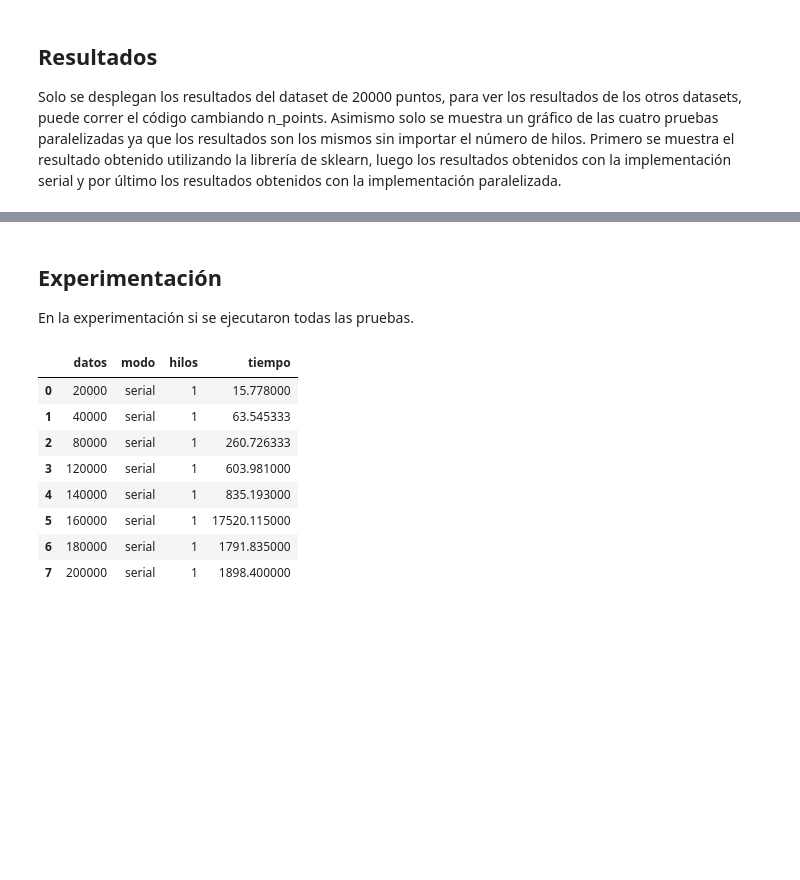
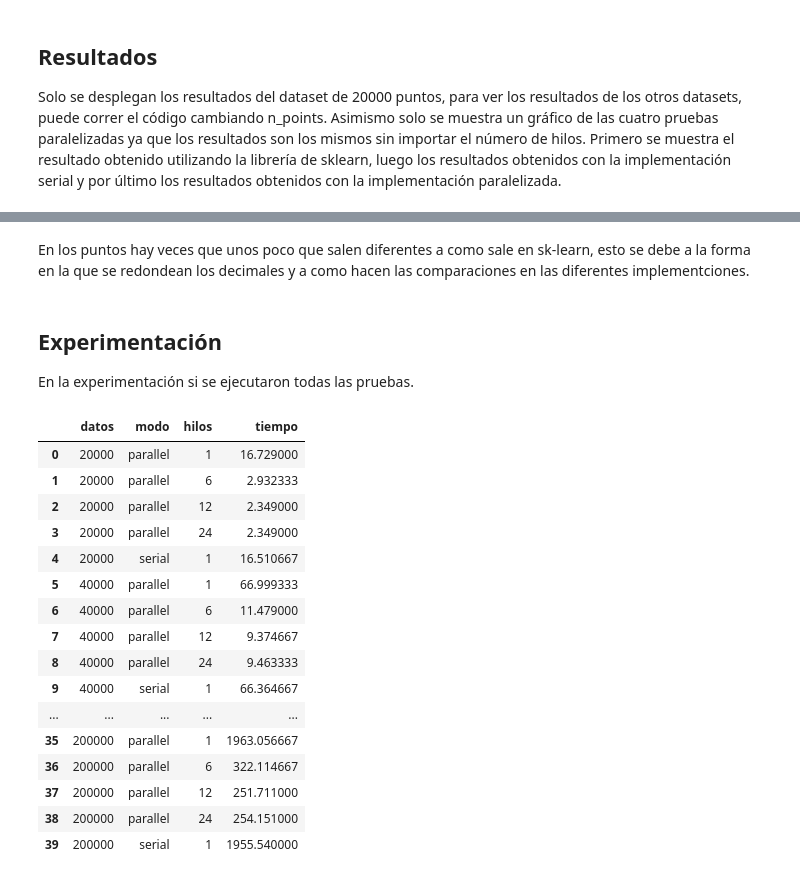
Before and after one commit to Xteom/Parallel-dbscan, a Jupyter notebook: dbscan.ipynb, the cells around one changed output, grey strips where cells are left out. Drawn from its saved outputs; the diff is of its cells as text; code cells hidden in the pictures; blank space fills up the shorter version.

```diff
--- a/dbscan.ipynb
+++ b/dbscan.ipynb
@@ -191,3 +195,5 @@ FileNotFoundError: dump/20000p_12n_results.csv not found.
+# %% [markdown]
+En los puntos hay veces que unos poco que salen diferentes a como sale en sk-learn, esto se debe a la forma en la que se redondean los decimales y a como hacen las comparaciones en las diferentes implementciones.
 # %% [markdown]
 ## Experimentación
 En la experimentación si se ejecutaron todas las pruebas.
@@ -194,19 +205,27 @@ En la experimentación si se ejecutaron todas las pruebas.
 # %%
 #leemos las mediciones de tiempo y les agregamos headers
-df = pd.read_csv("dbscan_noise_res.csv", names=['datos', 'modo', 'hilos', 'tiempo'])
+df = pd.read_csv("dbscan_noise_res2.csv", names=['datos', 'modo', 'hilos', 'tiempo'])
 #ya que cada ejecución se realiza tres veces, se promedian los tiempos
 df = df.groupby(['datos', 'modo', 'hilos']).mean().reset_index()
 df
 # %% [output]
 |  | datos | modo | hilos | tiempo |
-| 0 | 20000 | serial | 1 | 15.778000 |
-| 1 | 40000 | serial | 1 | 63.545333 |
-| 2 | 80000 | serial | 1 | 260.726333 |
-| 3 | 120000 | serial | 1 | 603.981000 |
-| 4 | 140000 | serial | 1 | 835.193000 |
-| 5 | 160000 | serial | 1 | 17520.115000 |
-| 6 | 180000 | serial | 1 | 1791.835000 |
-| 7 | 200000 | serial | 1 | 1898.400000 |
+| 0 | 20000 | parallel | 1 | 16.729000 |
+| 1 | 20000 | parallel | 6 | 2.932333 |
+| 2 | 20000 | parallel | 12 | 2.349000 |
+| 3 | 20000 | parallel | 24 | 2.349000 |
+| 4 | 20000 | serial | 1 | 16.510667 |
+| 5 | 40000 | parallel | 1 | 66.999333 |
+| 6 | 40000 | parallel | 6 | 11.479000 |
+| 7 | 40000 | parallel | 12 | 9.374667 |
+| 8 | 40000 | parallel | 24 | 9.463333 |
+| 9 | 40000 | serial | 1 | 66.364667 |
+| ... | ... | ... | ... | ... |
+| 35 | 200000 | parallel | 1 | 1963.056667 |
+| 36 | 200000 | parallel | 6 | 322.114667 |
+| 37 | 200000 | parallel | 12 | 251.711000 |
+| 38 | 200000 | parallel | 24 | 254.151000 |
+| 39 | 200000 | serial | 1 | 1955.540000 |
 # %%
 #tanto el número de puntos como el número de hilos se convierten en variables categoricas
 df.datos = df.datos.astype(str)
```
Also changed, not shown: parts of 18 cells of this notebook, 4 other files.
